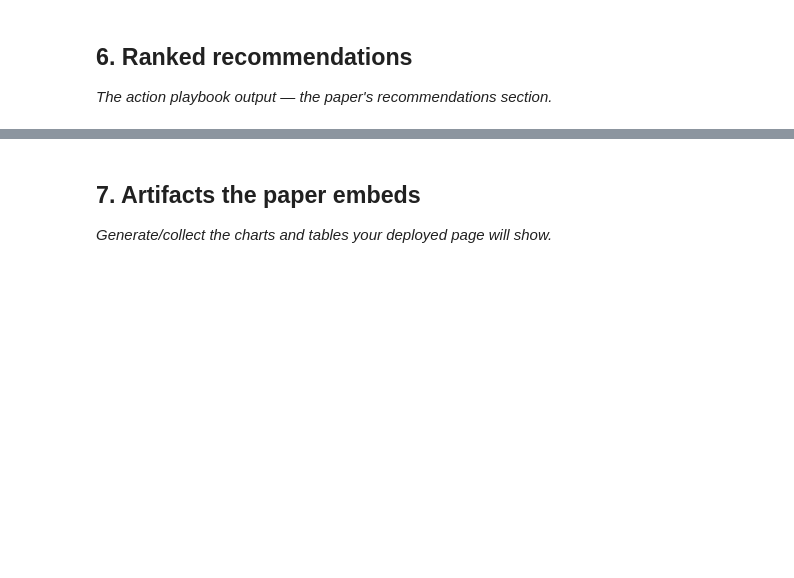
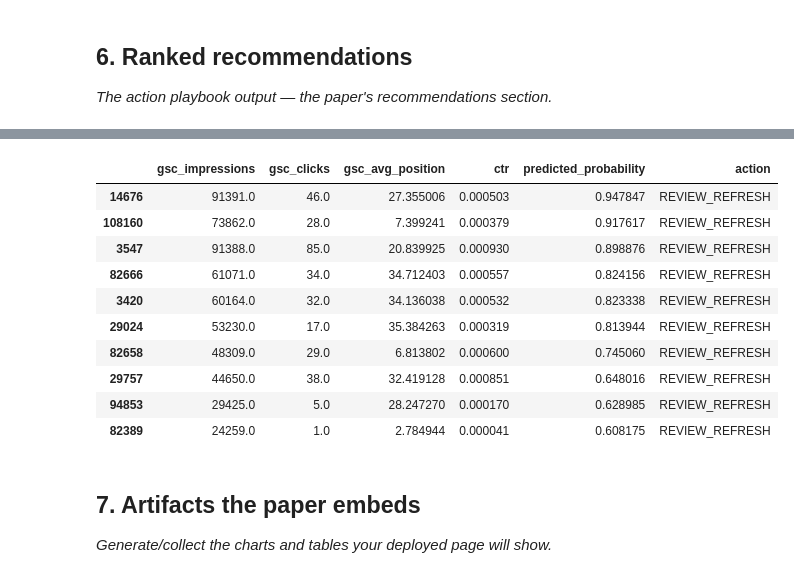
Before and after one commit to hassan9039/intern1, a Jupyter notebook: work/notebooks/capstone.ipynb, the cells around one changed output, grey strips where cells are left out. Drawn from its saved outputs; the diff is of its cells as text; code cells hidden in the pictures; blank space fills up the shorter version.

```diff
--- a/work/notebooks/capstone.ipynb
+++ b/work/notebooks/capstone.ipynb
@@ -33,3 +257,28 @@ This skeleton is yours to fill. Work the sections **in order** — each one has
+# %%
+recommendations = X_test.copy()
+recommendations["predicted_probability"] = model_prob
+recommendations["action"] = recommendations["predicted_probability"].apply(
+    lambda x: "REVIEW_REFRESH" if x >= 0.5 else "MONITOR"
+)
+
+recommendations = recommendations.sort_values(
+    "predicted_probability",
+    ascending=False
+)
+
+recommendations.head(10)
+# %% [output]
+|  | gsc_impressions | gsc_clicks | gsc_avg_position | ctr | predicted_probability | action |
+| 14676 | 91391.0 | 46.0 | 27.355006 | 0.000503 | 0.947847 | REVIEW_REFRESH |
+| 108160 | 73862.0 | 28.0 | 7.399241 | 0.000379 | 0.917617 | REVIEW_REFRESH |
+| 3547 | 91388.0 | 85.0 | 20.839925 | 0.000930 | 0.898876 | REVIEW_REFRESH |
+| 82666 | 61071.0 | 34.0 | 34.712403 | 0.000557 | 0.824156 | REVIEW_REFRESH |
+| 3420 | 60164.0 | 32.0 | 34.136038 | 0.000532 | 0.823338 | REVIEW_REFRESH |
+| 29024 | 53230.0 | 17.0 | 35.384263 | 0.000319 | 0.813944 | REVIEW_REFRESH |
+| 82658 | 48309.0 | 29.0 | 6.813802 | 0.000600 | 0.745060 | REVIEW_REFRESH |
+| 29757 | 44650.0 | 38.0 | 32.419128 | 0.000851 | 0.648016 | REVIEW_REFRESH |
+| 94853 | 29425.0 | 5.0 | 28.247270 | 0.000170 | 0.628985 | REVIEW_REFRESH |
+| 82389 | 24259.0 | 1.0 | 2.784944 | 0.000041 | 0.608175 | REVIEW_REFRESH |
 # %% [markdown]
 ## 7. Artifacts the paper embeds
 
```
Also changed, not shown: parts of 11 cells of this notebook.
